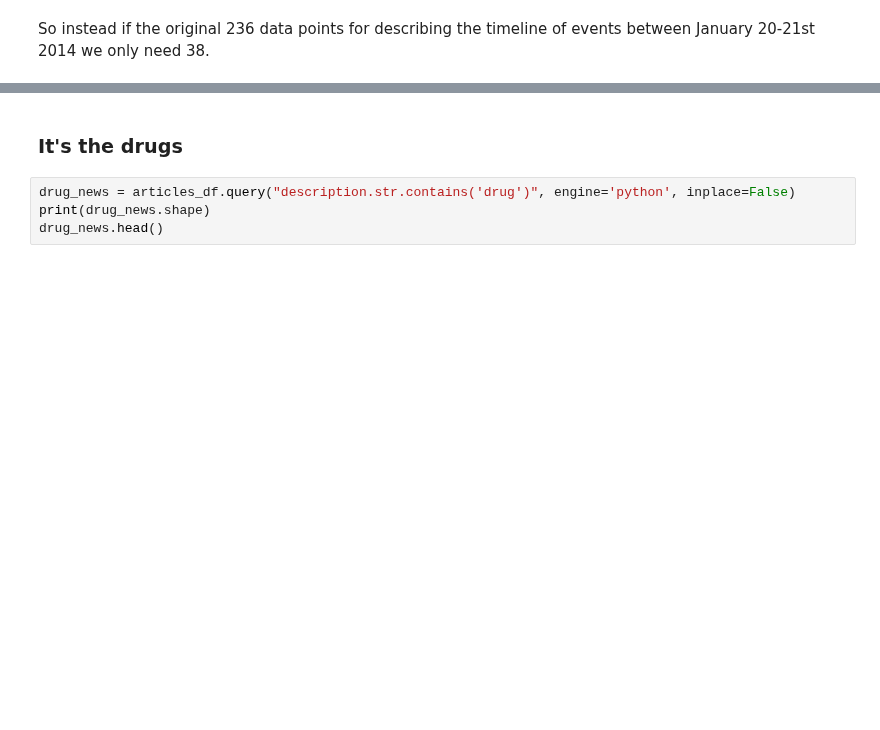
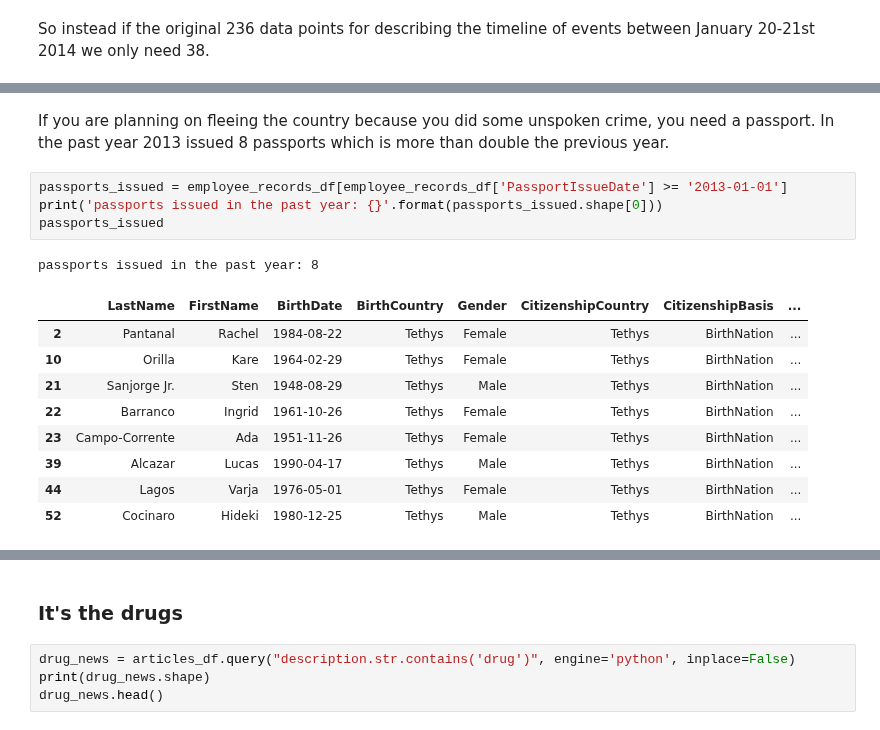
Before and after one commit to hypothetical-lemon/COMP4449-capstone, a Jupyter notebook: final/KronosKidnapping/heather_lemon_final_kidnappingreport.ipynb, the cells around one changed output, grey strips where cells are left out. Cells and saved outputs as stored; diff of their text form; blank space fills up the shorter version.

```diff
--- a/final/KronosKidnapping/heather_lemon_final_kidnappingreport.ipynb
+++ b/final/KronosKidnapping/heather_lemon_final_kidnappingreport.ipynb
@@ -1016,0 +1101,17 @@ dtype: object
+# %% [markdown]
+If you are planning on fleeing the country because you did some unspoken crime, you need a passport. In the past year 2013 issued 8 passports which is more than double the previous year.
+# %%
+passports_issued = employee_records_df[employee_records_df['PassportIssueDate'] >= '2013-01-01']
+print('passports issued in the past year: {}'.format(passports_issued.shape[0]))
+passports_issued
+# %% [output]
+passports issued in the past year: 8
+|  | LastName | FirstName | BirthDate | BirthCountry | Gender | CitizenshipCountry | CitizenshipBasis | ... |
+| 2 | Pantanal | Rachel | 1984-08-22 | Tethys | Female | Tethys | BirthNation | ... |
+| 10 | Orilla | Kare | 1964-02-29 | Tethys | Female | Tethys | BirthNation | ... |
+| 21 | Sanjorge Jr. | Sten | 1948-08-29 | Tethys | Male | Tethys | BirthNation | ... |
+| 22 | Barranco | Ingrid | 1961-10-26 | Tethys | Female | Tethys | BirthNation | ... |
+| 23 | Campo-Corrente | Ada | 1951-11-26 | Tethys | Female | Tethys | BirthNation | ... |
+| 39 | Alcazar | Lucas | 1990-04-17 | Tethys | Male | Tethys | BirthNation | ... |
+| 44 | Lagos | Varja | 1976-05-01 | Tethys | Female | Tethys | BirthNation | ... |
+| 52 | Cocinaro | Hideki | 1980-12-25 | Tethys | Male | Tethys | BirthNation | ... |
```
Also changed, not shown: parts of 34 cells of this notebook, 2 other files.
